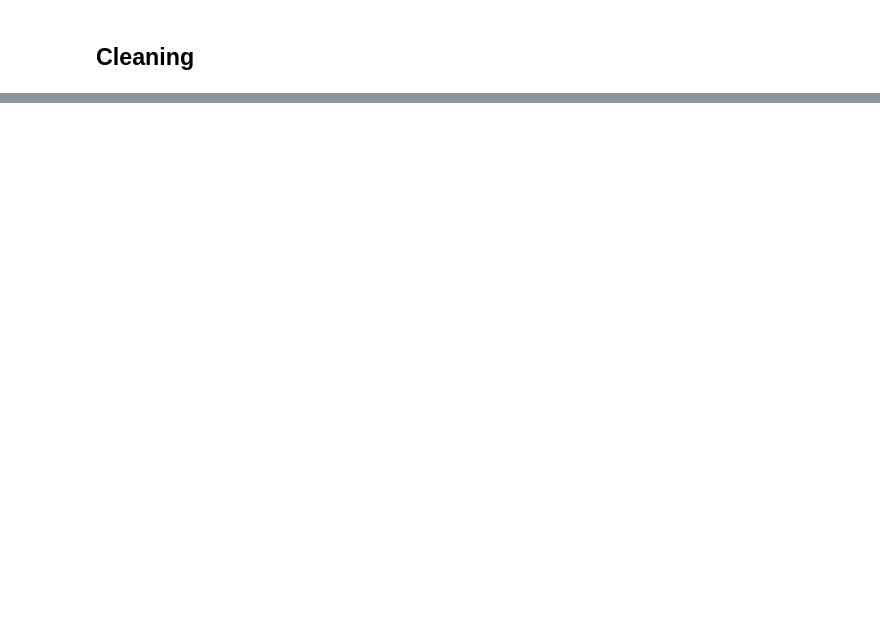
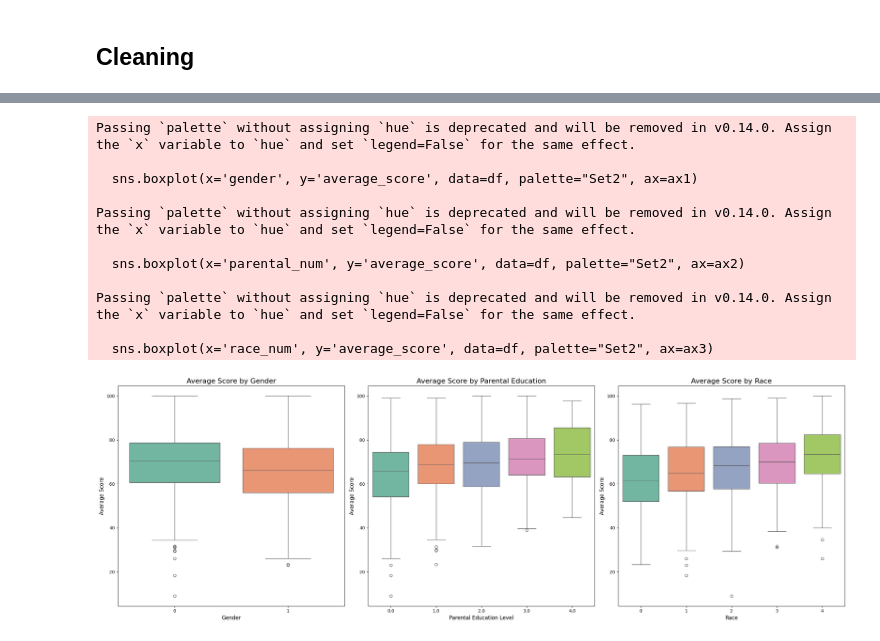
Before and after one commit to Zakaria-Boukeffa/ML_TEST_Students, a Jupyter notebook: test_blanc.ipynb, the cells around one changed output, grey strips where cells are left out. Saved outputs shown, nothing was run; the diff lists cells and outputs as text; code cells hidden in the pictures; blank space fills up the shorter version.

```diff
--- a/test_blanc.ipynb
+++ b/test_blanc.ipynb
@@ -135,0 +140,38 @@ Passing `palette` without assigning `hue` is deprecated and will be removed in v
+# %%
+# Average Score vs Features : Box Plot
+
+fig, (ax1, ax2, ax3) = plt.subplots(1, 3, figsize=(24, 8))
+
+# Boxplot for Gender
+sns.boxplot(x='gender', y='average_score', data=df, palette="Set2", ax=ax1)
+ax1.set_title('Average Score by Gender', fontsize=16)
+ax1.set_xlabel('Gender', fontsize=12)
+ax1.set_ylabel('Average Score', fontsize=12)
+
+# Boxplot for Parental Education
+sns.boxplot(x='parental_num', y='average_score', data=df, palette="Set2", ax=ax2)
+ax2.set_title('Average Score by Parental Education', fontsize=16)
+ax2.set_xlabel('Parental Education Level', fontsize=12)
+ax2.set_ylabel('Average Score', fontsize=12)
+
+# Boxplot for Race
+sns.boxplot(x='race_num', y='average_score', data=df, palette="Set2", ax=ax3)
+ax3.set_title('Average Score by Race', fontsize=16)
+ax3.set_xlabel('Race', fontsize=12)
+ax3.set_ylabel('Average Score', fontsize=12)
+
+plt.tight_layout()
+plt.show()
+# %% [output]
+Passing `palette` without assigning `hue` is deprecated and will be removed in v0.14.0. Assign the `x` variable to `hue` and set `legend=False` for the same effect.
+
+  sns.boxplot(x='gender', y='average_score', data=df, palette="Set2", ax=ax1)
+
+Passing `palette` without assigning `hue` is deprecated and will be removed in v0.14.0. Assign the `x` variable to `hue` and set `legend=False` for the same effect.
+
+  sns.boxplot(x='parental_num', y='average_score', data=df, palette="Set2", ax=ax2)
+
+Passing `palette` without assigning `hue` is deprecated and will be removed in v0.14.0. Assign the `x` variable to `hue` and set `legend=False` for the same effect.
+
+  sns.boxplot(x='race_num', y='average_score', data=df, palette="Set2", ax=ax3)
+[figure, added]
```
Also changed, not shown: parts of 30 cells of this notebook, 2 other files.
